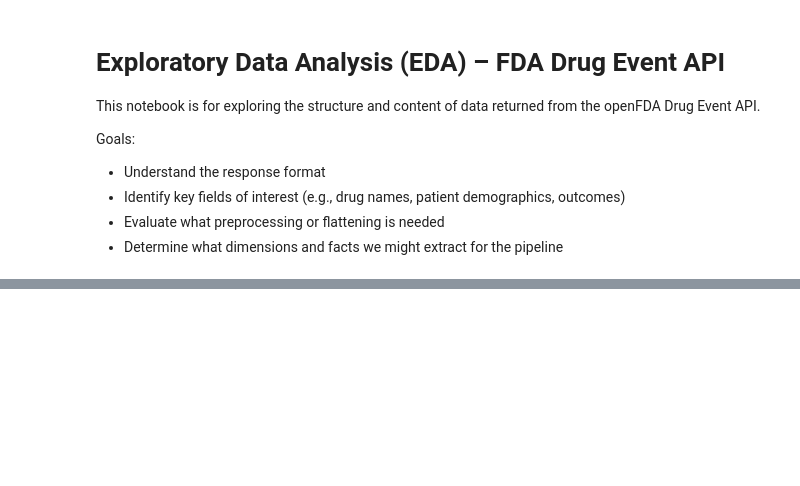
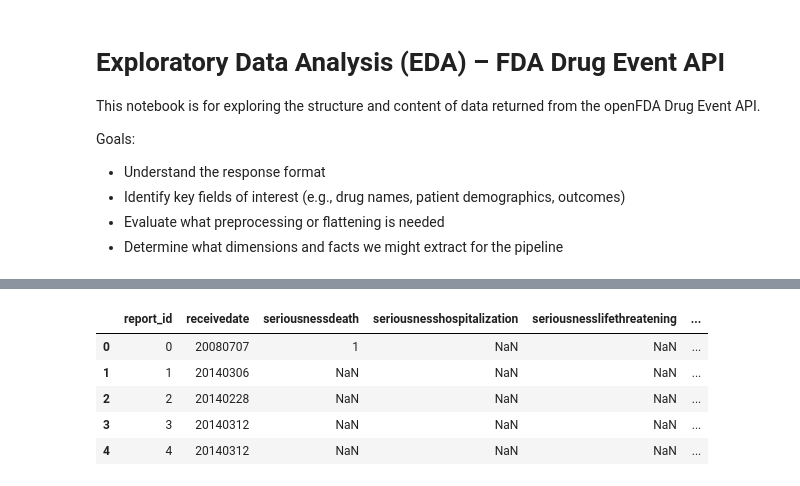
Before and after one commit to tungstennn/DrugSafe, a Jupyter notebook: EDA/explore_fda_data.ipynb, the cells around one changed output, grey strips where cells are left out. Drawn from its saved outputs; the diff is of its cells as text; code cells hidden in the pictures; blank space fills up the shorter version.

```diff
--- a/EDA/explore_fda_data.ipynb
+++ b/EDA/explore_fda_data.ipynb
@@ -17,19 +17,21 @@ import json
 # Define base URL and parameters
 url = "https://api.fda.gov/drug/event.json"
 params = {
-    "limit": 100,  # just the first page for now
-    "sort": "desc"  # order by date descending
+    "limit": 100  # just the first page for now
+     #"sort": "receivedate:desc"   # order by date descending
 }
 
 # Send request
 response = requests.get(url, params=params)
 data = response.json()
 
+print("data type is: " + str(type(data)))  # should be a dict
+
 # Check top-level structure
-print(data.keys())
+print("top-level structure: " + str(data.keys()))
 
 # should show ['meta', 'results']
-print(len(data["results"])) # number of records
+print("The number of records in the call: " + str(len(data["results"]))) # number of records
 
 # Pretty print the first record
 print(json.dumps(data["results"][0], indent=2))
@@ -41,4 +58,6 @@ KeyError: 'results'
 # %%
-df = pd.json_normalize(data["results"])
-df.head()
+df_reports = pd.json_normalize(data["results"])
+df_reports.head()
+
+df_reports.info()
 # %% [output]
@@ -51,0 +81,2 @@ df.head()
+# %%
+df_reports["report_id"] = df_reports.index
@@ -51,0 +122,26 @@ df.head()
+# %%
+report_columns_to_keep = [
+    "report_id",
+    "receivedate",
+    "seriousnessdeath",
+    "seriousnesshospitalization",
+    "seriousnesslifethreatening",
+    "seriousnessdisabling",
+    "seriousnessother",
+    "patient.patientonsetage",
+    "patient.patientsex",
+    "patient.reaction",
+    #"patient.drug.drugindication",
+    # "patient.drug.openfda.brand_name",
+    # "patient.drug"
+]
+
+df_reports_filtered = df_reports[report_columns_to_keep]
+df_reports_filtered.head()
+# %% [output]
+|  | report_id | receivedate | seriousnessdeath | seriousnesshospitalization | seriousnesslifethreatening | ... |
+| 0 | 0 | 20080707 | 1 | NaN | NaN | ... |
+| 1 | 1 | 20140306 | NaN | NaN | NaN | ... |
+| 2 | 2 | 20140228 | NaN | NaN | NaN | ... |
+| 3 | 3 | 20140312 | NaN | NaN | NaN | ... |
+| 4 | 4 | 20140312 | NaN | NaN | NaN | ... |
```
Also changed, not shown: parts of 5 cells of this notebook.
